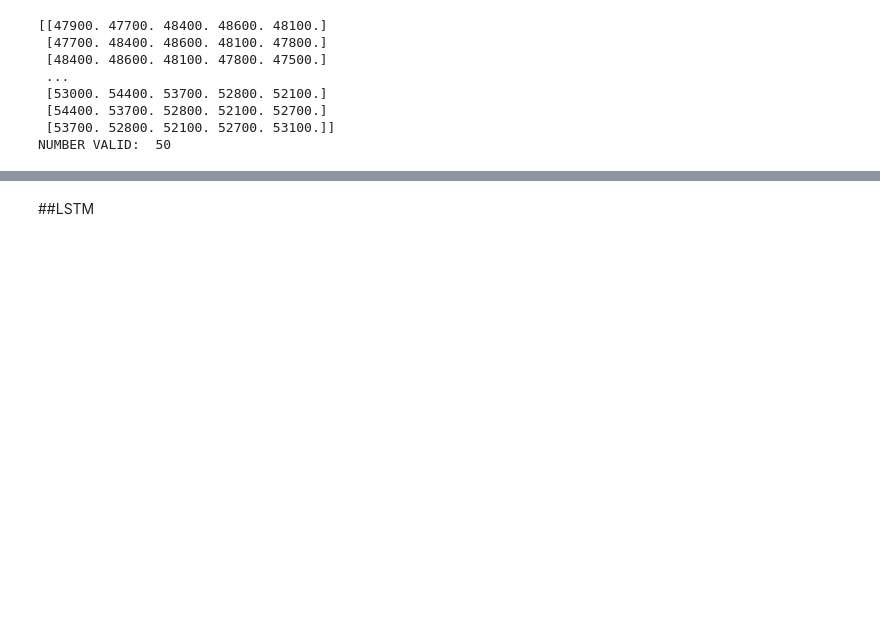
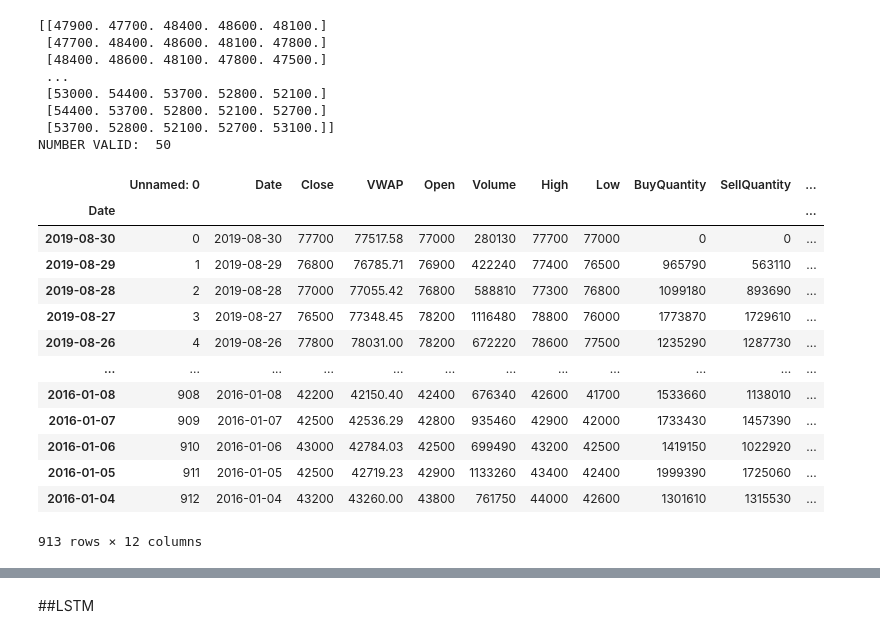
Before and after one commit to hmit208/stock-analysis-20191, a Jupyter notebook: Stock_analysis.ipynb, the cells around one changed output, grey strips where cells are left out. Saved outputs shown, nothing was run; the diff lists cells and outputs as text; code cells hidden in the pictures; blank space fills up the shorter version.

```diff
--- a/Stock_analysis.ipynb
+++ b/Stock_analysis.ipynb
@@ -47,6 +49,23 @@ df = pd.read_csv(
 # setting index as date
 df['Date'] = pd.to_datetime(df.Date, format='%d/%m/%Y')
 df.index = df['Date']
+# %%
+df
+# %% [output]
+|  | Unnamed: 0 | Date | Close | VWAP | Open | Volume | High | Low | BuyQuantity | SellQuantity | ... |
+| Date |  |  |  |  |  |  |  |  |  |  | ... |
+| 2019-08-30 | 0 | 2019-08-30 | 77700 | 77517.58 | 77000 | 280130 | 77700 | 77000 | 0 | 0 | ... |
+| 2019-08-29 | 1 | 2019-08-29 | 76800 | 76785.71 | 76900 | 422240 | 77400 | 76500 | 965790 | 563110 | ... |
+| 2019-08-28 | 2 | 2019-08-28 | 77000 | 77055.42 | 76800 | 588810 | 77300 | 76800 | 1099180 | 893690 | ... |
+| 2019-08-27 | 3 | 2019-08-27 | 76500 | 77348.45 | 78200 | 1116480 | 78800 | 76000 | 1773870 | 1729610 | ... |
+| 2019-08-26 | 4 | 2019-08-26 | 77800 | 78031.00 | 78200 | 672220 | 78600 | 77500 | 1235290 | 1287730 | ... |
+| ... | ... | ... | ... | ... | ... | ... | ... | ... | ... | ... | ... |
+| 2016-01-08 | 908 | 2016-01-08 | 42200 | 42150.40 | 42400 | 676340 | 42600 | 41700 | 1533660 | 1138010 | ... |
+| 2016-01-07 | 909 | 2016-01-07 | 42500 | 42536.29 | 42800 | 935460 | 42900 | 42000 | 1733430 | 1457390 | ... |
+| 2016-01-06 | 910 | 2016-01-06 | 43000 | 42784.03 | 42500 | 699490 | 43200 | 42500 | 1419150 | 1022920 | ... |
+| 2016-01-05 | 911 | 2016-01-05 | 42500 | 42719.23 | 42900 | 1133260 | 43400 | 42400 | 1999390 | 1725060 | ... |
+| 2016-01-04 | 912 | 2016-01-04 | 43200 | 43260.00 | 43800 | 761750 | 44000 | 42600 | 1301610 | 1315530 | ... |
+913 rows × 12 columns
 # %%
 plt.figure(figsize=(26, 8))
 plt.plot(df['Close'], label='Close Price history')
```
Also changed, not shown: parts of 23 cells of this notebook.
